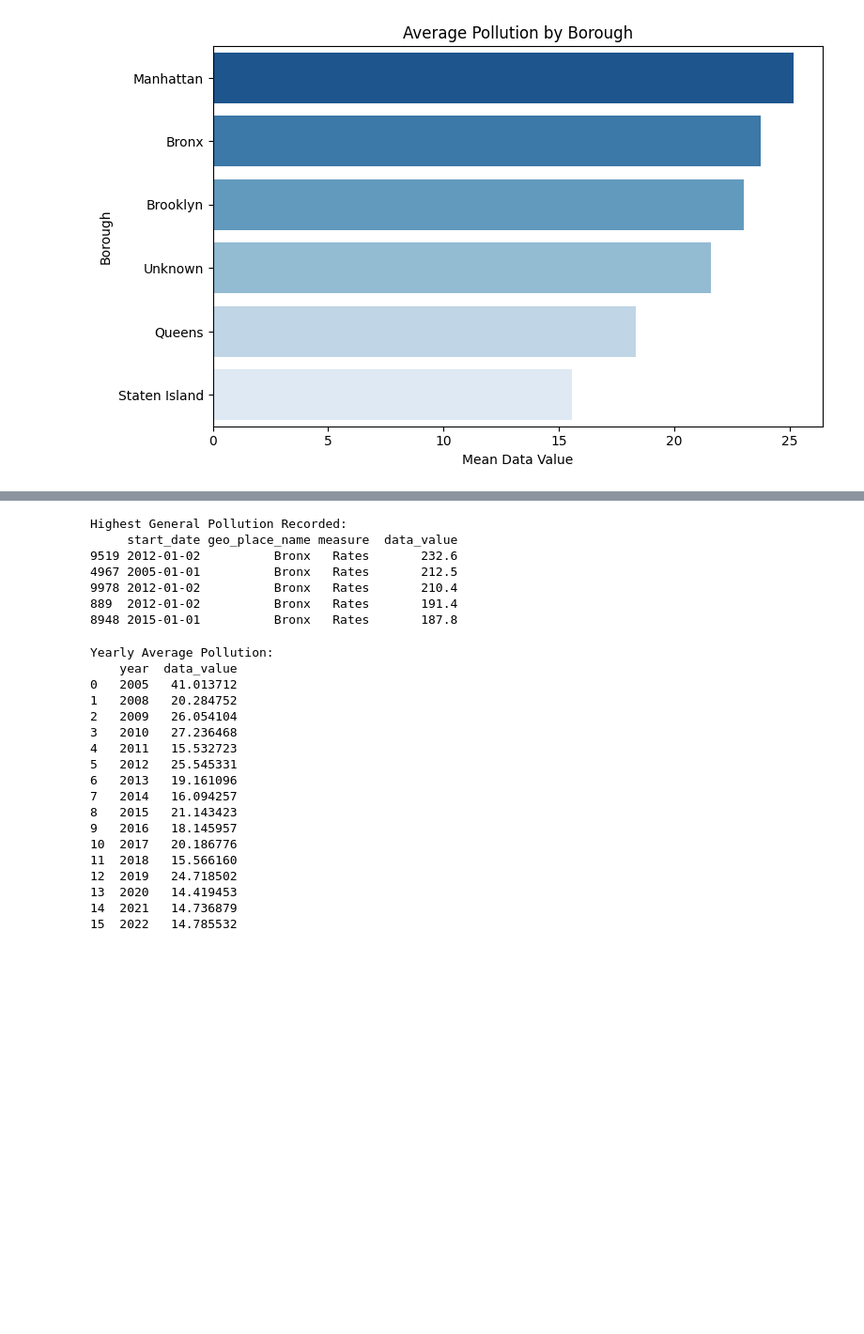
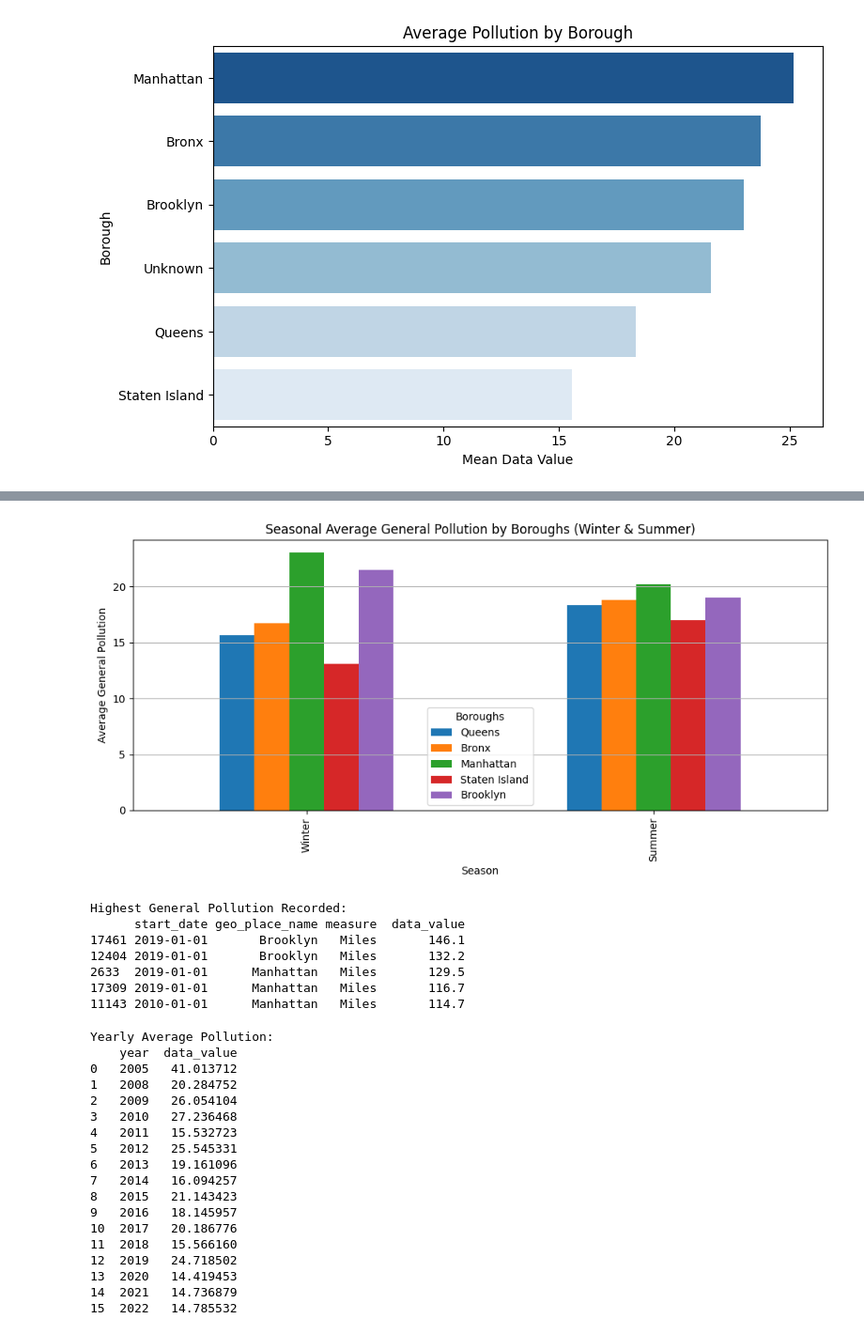
Before and after one commit to birbmel/CSC59866, a Jupyter notebook: NYCAirQuality.ipynb, the cells around one changed output, grey strips where cells are left out. Shown at 94% size. Drawn from its saved outputs; the diff is of its cells as text; code cells hidden in the pictures; blank space fills up the shorter version.

```diff
--- a/NYCAirQuality.ipynb
+++ b/NYCAirQuality.ipynb
@@ -83,16 +92,61 @@ plt.show()
+# %%
+general_pollution = nyc_aq[
+    (nyc_aq['name'] == 'General Pollution') &
+    (nyc_aq['geo_place_name'] != 'Unknown')
+].copy()
+
+# Labels Seasons
+def get_season(month):
+    if month in [12, 1, 2]:
+        return 'Winter'
+    elif month in [6, 7, 8]:
+        return 'Summer'
+    else:
+        return None  # Exclude Spring and Fall
+
+# Extract month and assign season
+general_pollution['Month'] = general_pollution['start_date'].dt.month
+general_pollution['Season'] = general_pollution['Month'].apply(get_season)
+
+# Drops rows not in Winter or Summer
+general_pollution = general_pollution.dropna(subset=['Season'])
+
+# Groups by Season and Location and calculate average Data Value
+season_location_avg = general_pollution.groupby(['Season', 'geo_place_name'])['data_value'].mean().unstack()
+
+# Filter for top locations and reorder seasons
+filtered = season_location_avg[boroughs].loc[['Winter', 'Summer']]
+
+# Plot
+filtered.plot(kind='bar', figsize=(10, 5))
+plt.title("Seasonal Average General Pollution by Boroughs (Winter & Summer)")
+plt.xlabel("Season")
+plt.ylabel("Average General Pollution")
+plt.grid(axis='y')
+plt.legend(title='Boroughs')
+plt.tight_layout()
+plt.show()
+# %% [output]
+[figure, added]
 # %%
 # Highest General Pollution Recorded
-top_polluted = nyc_aq[nyc_aq['geo_place_name'] != 'Unknown']     .sort_values('data_value', ascending=False)[['start_date', 'geo_place_name', 'measure', 'data_value']].head()
+top_polluted = nyc_aq[
+    (nyc_aq['name'] == 'General Pollution') &
+    (nyc_aq['geo_place_name'] != 'Unknown')
+].sort_values('data_value', ascending=False)[
+    ['start_date', 'geo_place_name', 'measure', 'data_value']
+].head()
+
 print("Highest General Pollution Recorded:")
 print(top_polluted)
 # %% [output]
 Highest General Pollution Recorded:
-     start_date geo_place_name measure  data_value
-9519 2012-01-02          Bronx   Rates       232.6
-4967 2005-01-01          Bronx   Rates       212.5
-9978 2012-01-02          Bronx   Rates       210.4
-889  2012-01-02          Bronx   Rates       191.4
-8948 2015-01-01          Bronx   Rates       187.8
+      start_date geo_place_name measure  data_value
+17461 2019-01-01       Brooklyn   Miles       146.1
+12404 2019-01-01       Brooklyn   Miles       132.2
+2633  2019-01-01      Manhattan   Miles       129.5
+17309 2019-01-01      Manhattan   Miles       116.7
+11143 2010-01-01      Manhattan   Miles       114.7
 # %%
 # Average pollution per year
 pollution_summary = nyc_aq.groupby('year')['data_value'].mean().reset_index()
```
Also changed, not shown: parts of 5 cells of this notebook.
